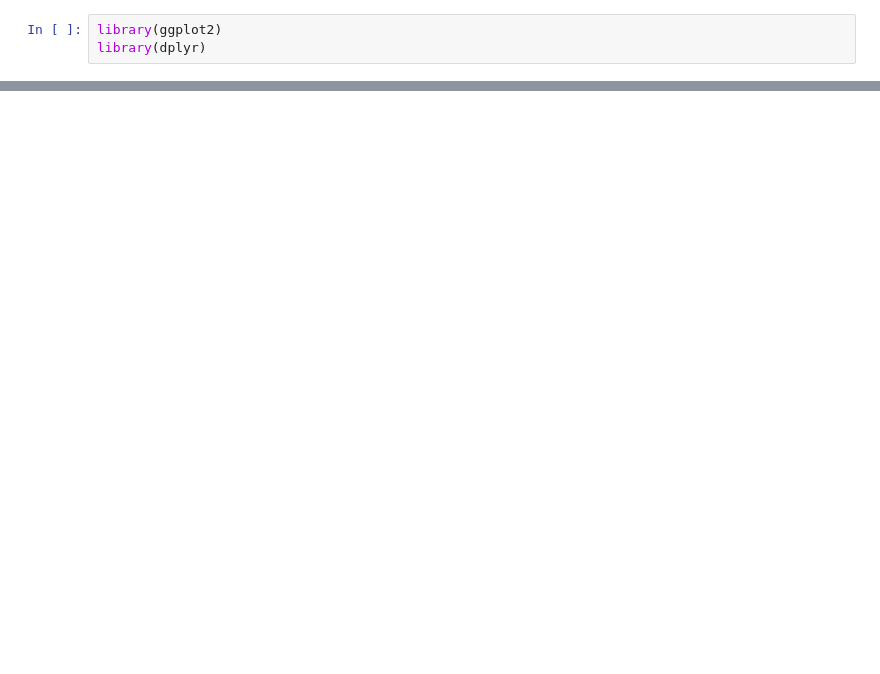
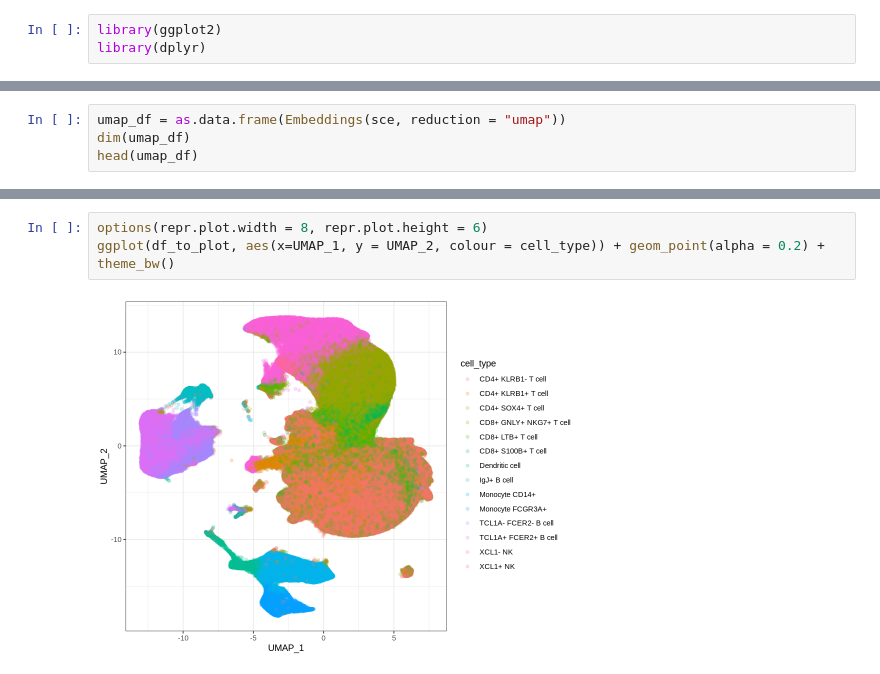
Before and after one commit to annacuomo/TenK10K_analyses, a Jupyter notebook: Load single-cell data.ipynb, the cells around one changed output, grey strips where cells are left out. Cells and saved outputs as stored; diff of their text form; blank space fills up the shorter version.

```diff
--- a/Load single-cell data.ipynb
+++ b/Load single-cell data.ipynb
@@ -17,0 +94,4 @@ ERROR: Error in gzfile(file, "rb"): cannot open the connection
+# %%
+umap_df = as.data.frame(Embeddings(sce, reduction = "umap"))
+dim(umap_df)
+head(umap_df)
@@ -26,0 +162,5 @@ ERROR: Error in gzfile(file, "rb"): cannot open the connection
+# %%
+options(repr.plot.width = 8, repr.plot.height = 6)
+ggplot(df_to_plot, aes(x=UMAP_1, y = UMAP_2, colour = cell_type)) + geom_point(alpha = 0.2) + theme_bw()
+# %% [output]
+[figure, added]
```
Also changed, not shown: parts of 32 cells of this notebook.
